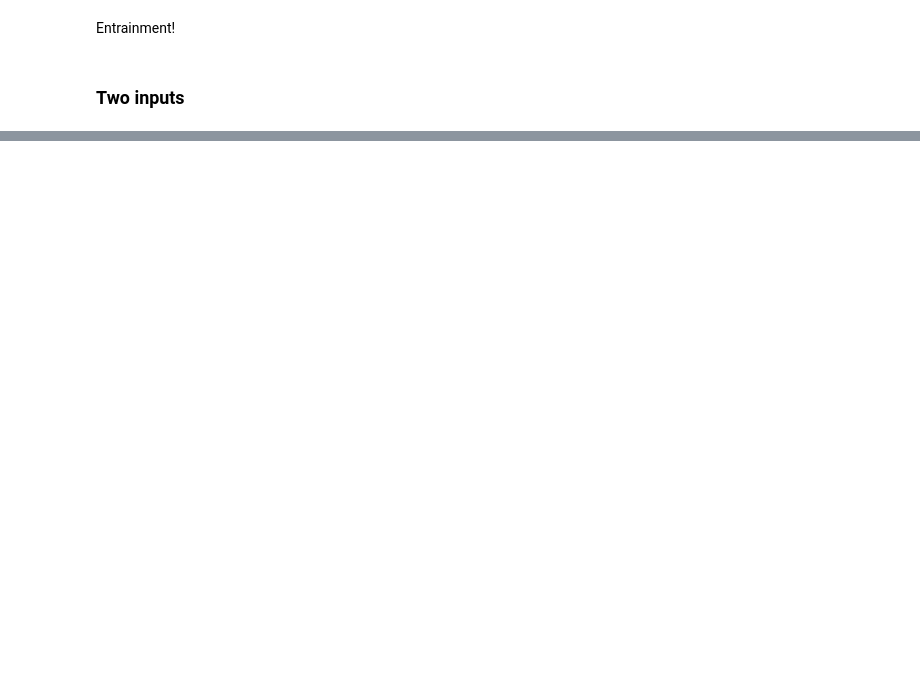
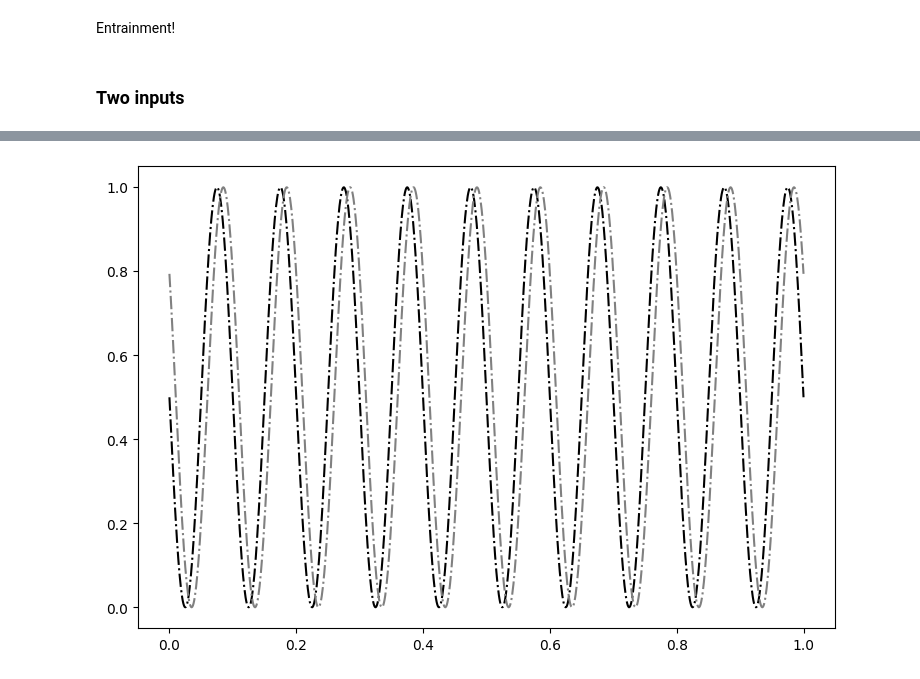
Before and after one commit to katduecker/dnn_osci, a Jupyter notebook: DynNN_figures_thesis.ipynb, the cells around one changed output, grey strips where cells are left out. Saved outputs shown, nothing was run; the diff lists cells and outputs as text; code cells hidden in the pictures; blank space fills up the shorter version.

```diff
--- a/DynNN_figures_thesis.ipynb
+++ b/DynNN_figures_thesis.ipynb
@@ -1318,6 +1333,15 @@ colmap = np.array([[1,25,89],[217,95,2],[0,0,0]])/255
 # ax.set_ylabel(('activation'))
 
 # ax.legend(('A(t)','E(t)','T(t)','alpha(t)'),loc='lower left')
+# %%
+if alpha_params[1][0]:
+    plt.plot(timevec[t:],alpha_params[1][0]*np.sin(2*np.pi*alpha_params[0][0]*timevec[t:]+alpha_params[2][0])+alpha_params[1][0],color = 'k',linestyle='-.')
+
+
+if alpha_params[1][1]:
+    plt.plot(timevec[t:],alpha_params[1][1]*np.sin(2*np.pi*alpha_params[0][1]*timevec[t:]+alpha_params[2][1])+alpha_params[1][1], color = np.array((0.5, 0.5, 0.5)),linestyle='-.')
+# %% [output]
+[figure, added]
 # %%
 # try other combinations of inputs
 
```
Also changed, not shown: parts of 29 cells of this notebook.
